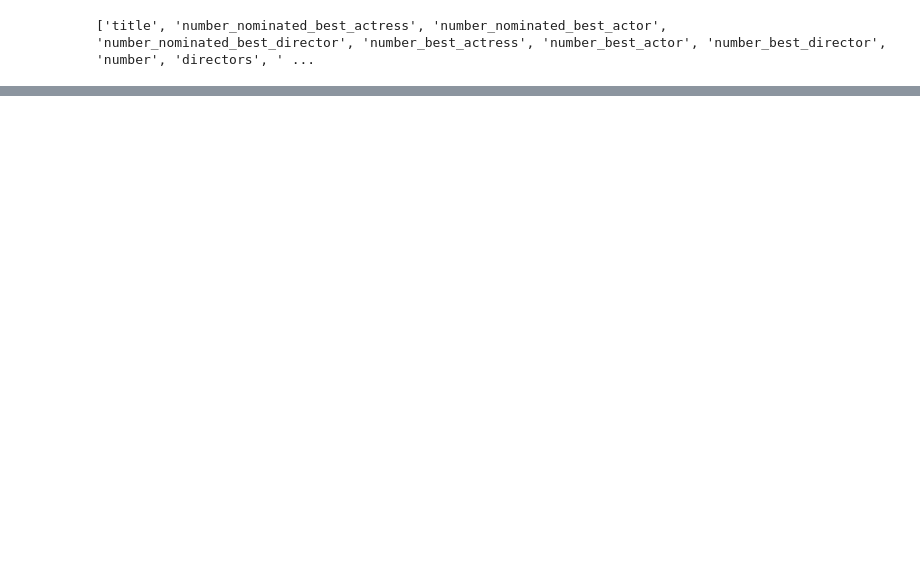
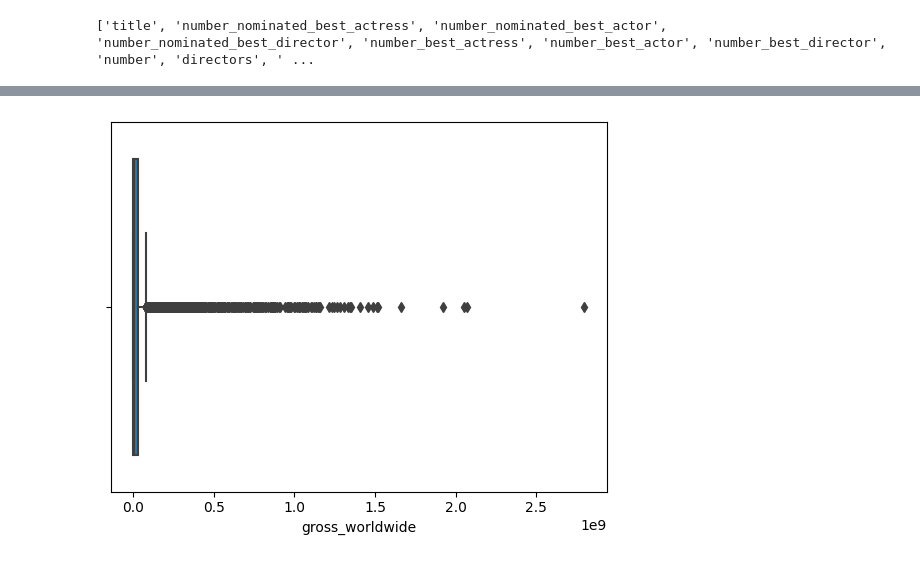
Before and after one commit to vutriancode/BI_project, a Jupyter notebook: predict_model/movie_prediction.ipynb, the cells around one changed output, grey strips where cells are left out. Cells and saved outputs as stored; diff of their text form; code cells hidden in the pictures; blank space fills up the shorter version.

```diff
--- a/predict_model/movie_prediction.ipynb
+++ b/predict_model/movie_prediction.ipynb
@@ -265,0 +544,6 @@ imdb.to_json("data_dummies.json",orient="records")
+# %%
+imdb_rating_plot  =  sns.boxplot(x = imdb['gross_worldwide'])
+fig = imdb_rating_plot.get_figure()
+fig.savefig("gross_worldwide.png")
+# %% [output]
+[figure, added]
```
Also changed, not shown: parts of 61 cells of this notebook, 23 other files.
